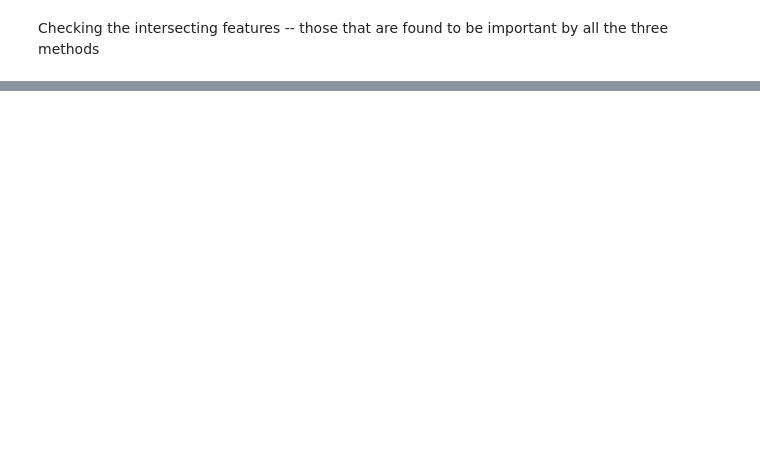
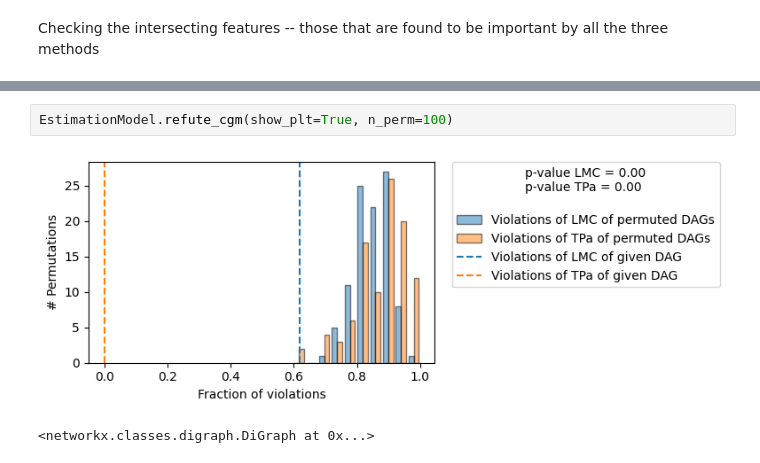
Before and after one commit to shamanth-kuthpadi/dowhy-preeclampsia, a Jupyter notebook: FeatureSelection.ipynb, the cells around one changed output, grey strips where cells are left out. Drawn from its saved outputs; the diff is of its cells as text; blank space fills up the shorter version.

```diff
--- a/FeatureSelection.ipynb
+++ b/FeatureSelection.ipynb
@@ -127,0 +173,5 @@ NameError: name 'df' is not defined
+# %%
+EstimationModel.refute_cgm(show_plt=True, n_perm=100)
+# %% [output]
+[figure, added]
+<networkx.classes.digraph.DiGraph at 0x...>
```
Also changed, not shown: parts of 21 cells of this notebook, 1 other file.
